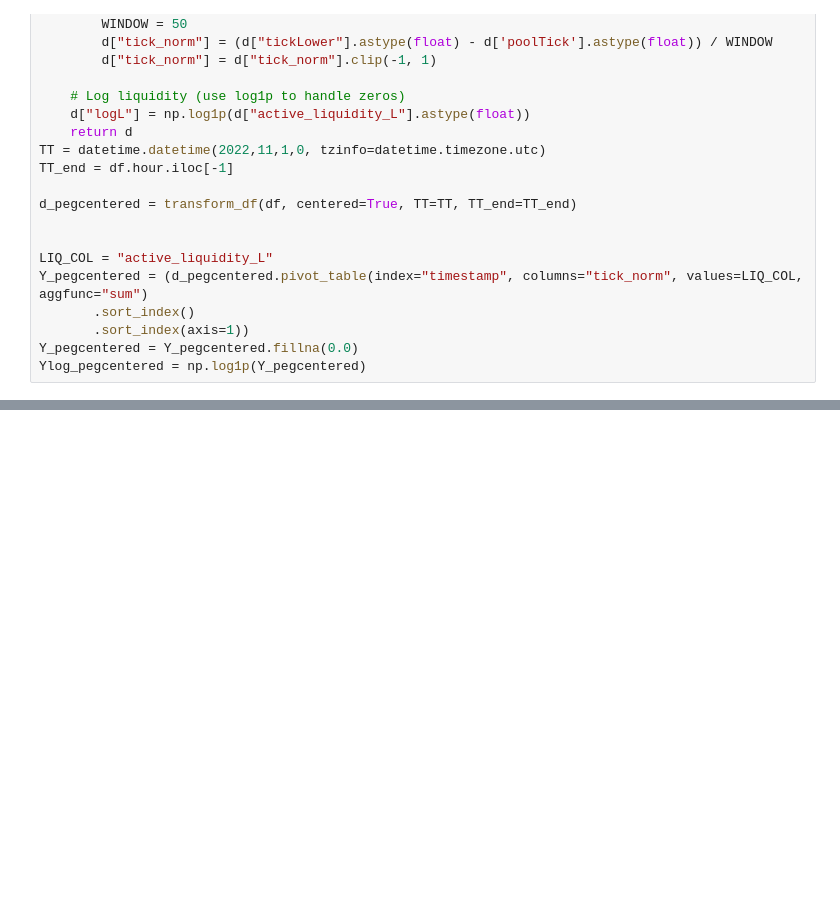
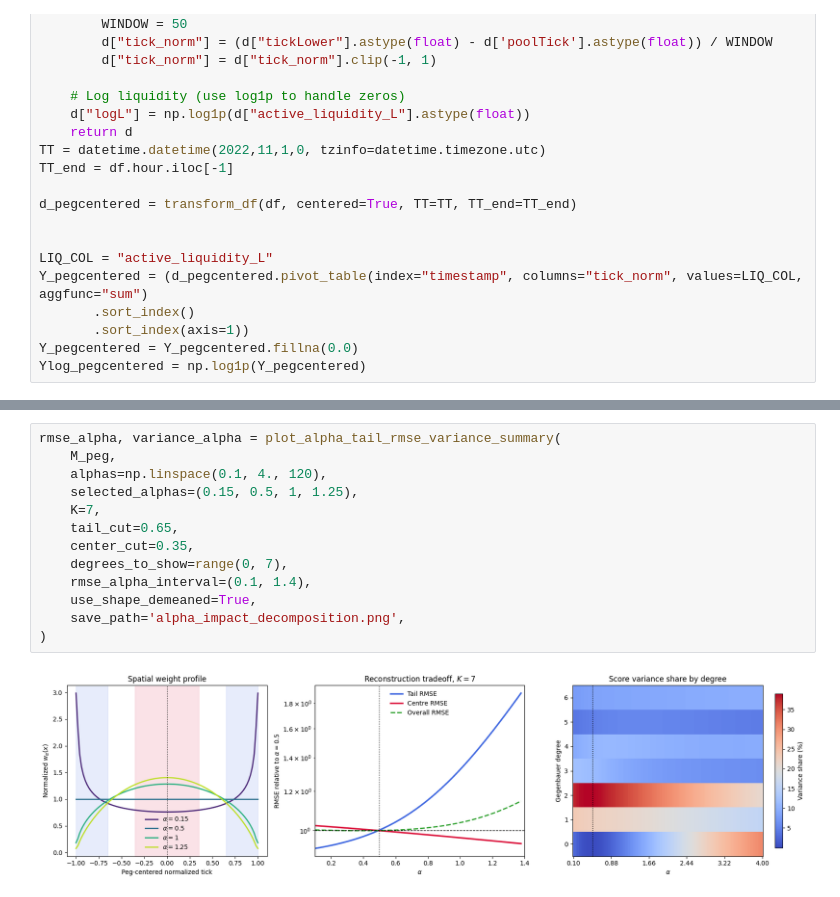
Before and after one commit to QuantLet/onchain-insights, a Jupyter notebook: 7. Gegenbauer Polynomials/code.ipynb, the cells around one changed output, grey strips where cells are left out. Saved outputs shown, nothing was run; the diff lists cells and outputs as text; blank space fills up the shorter version.

Commit message:
update Legendre/Gegenbauer plots

```diff
--- a/7. Gegenbauer Polynomials/code.ipynb
+++ b/7. Gegenbauer Polynomials/code.ipynb
@@ -214,0 +764,15 @@ fig.savefig('./gegenbauer_scores_comparison.png', dpi=300, transparent = True, b
+# %%
+rmse_alpha, variance_alpha = plot_alpha_tail_rmse_variance_summary(
+    M_peg,
+    alphas=np.linspace(0.1, 4., 120),
+    selected_alphas=(0.15, 0.5, 1, 1.25),
+    K=7,
+    tail_cut=0.65,
+    center_cut=0.35,
+    degrees_to_show=range(0, 7),
+    rmse_alpha_interval=(0.1, 1.4),
+    use_shape_demeaned=True,
+    save_path='alpha_impact_decomposition.png',
+)
+# %% [output]
+[figure, added]
```
Also changed, not shown: parts of 7 cells of this notebook, 13 other files.
